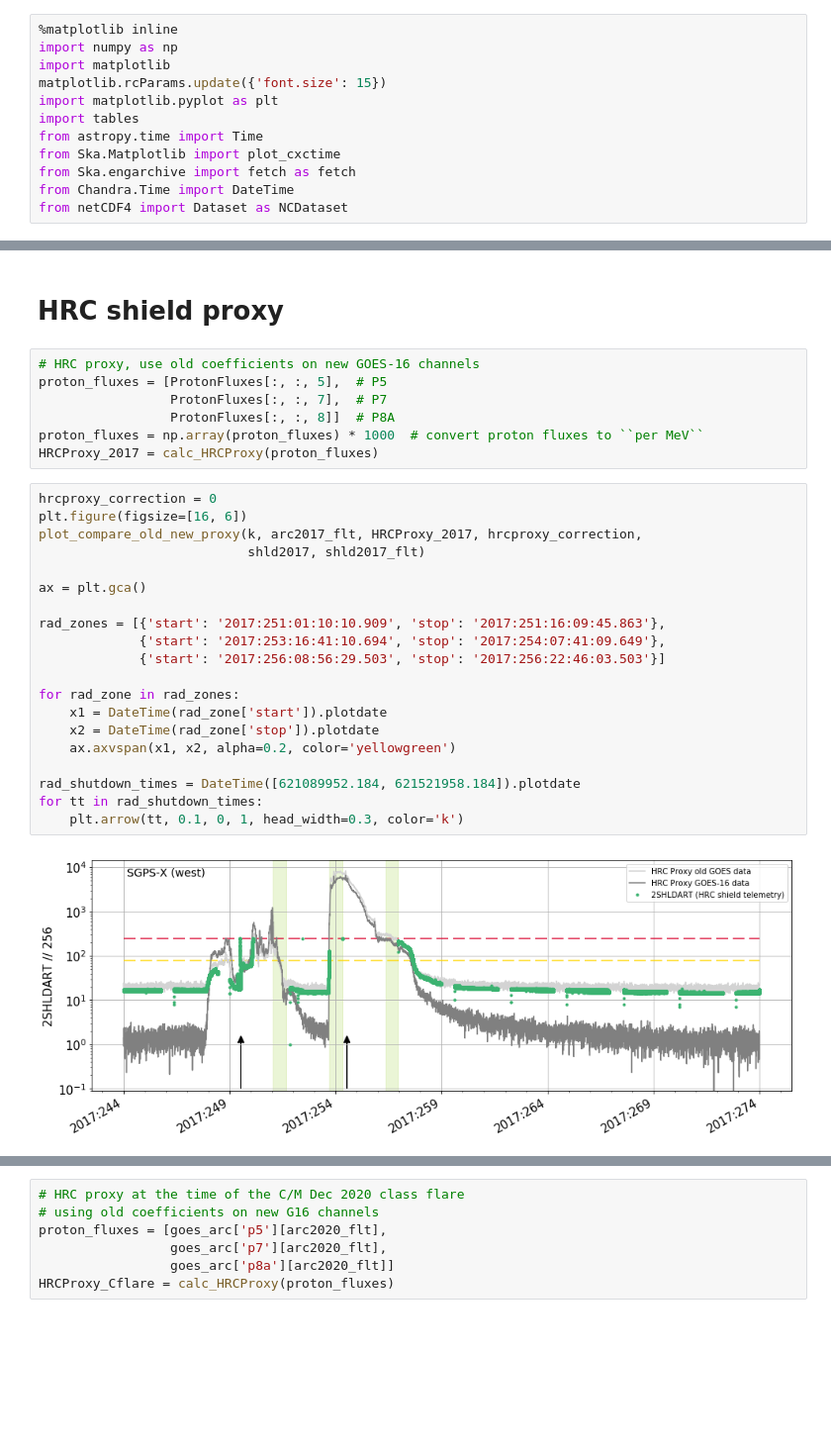
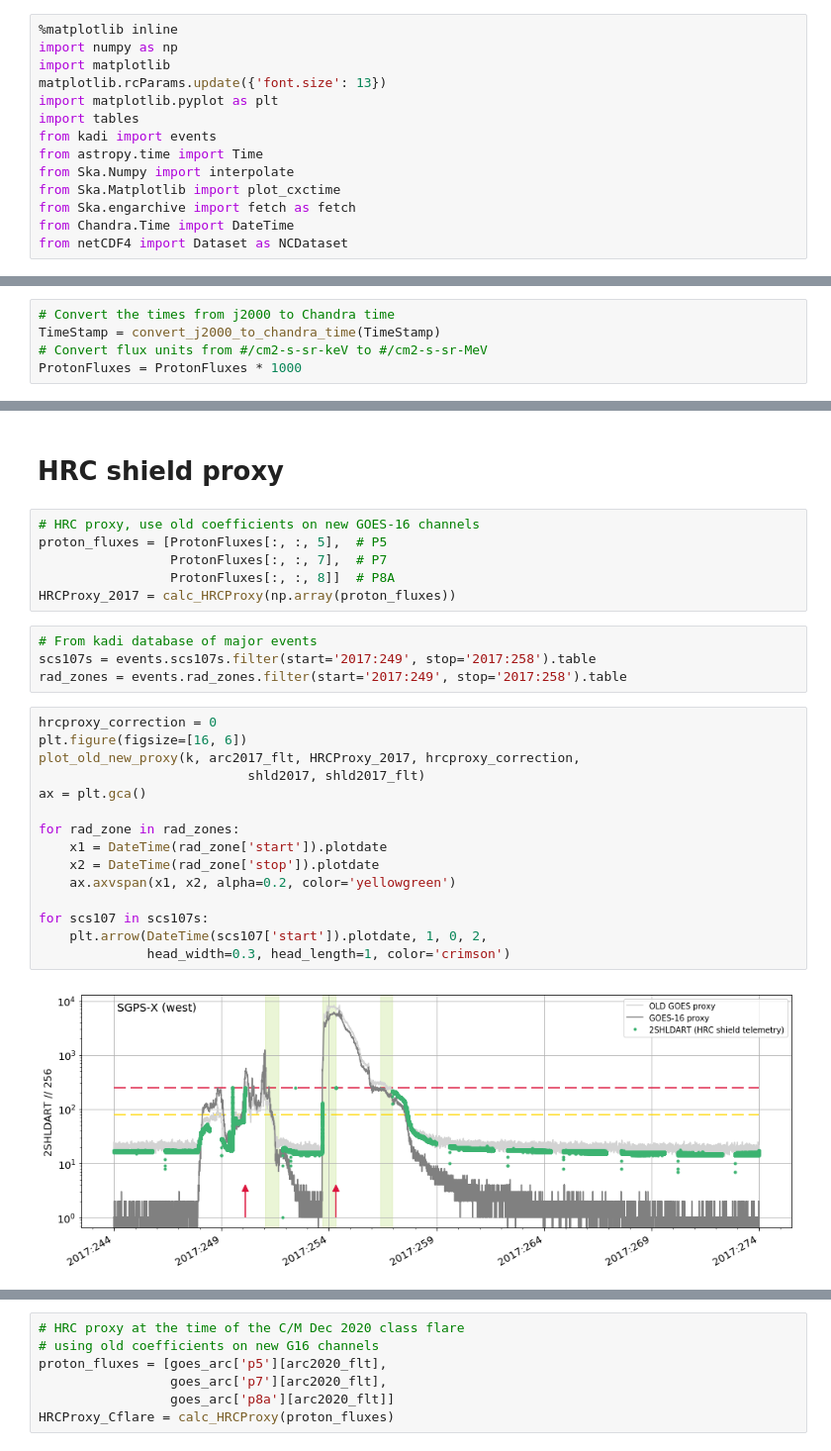
Before and after one commit to chandra-mta/mtanb, a Jupyter notebook: g16-hrc-proxy/flare-2017-HRC-shield-proxy-calibration.ipynb, the cells around one changed output, grey strips where cells are left out. Shown at 99% size. Saved outputs shown, nothing was run; the diff lists cells and outputs as text; blank space fills up the shorter version.

```diff
--- a/g16-hrc-proxy/flare-2017-HRC-shield-proxy-calibration.ipynb
+++ b/g16-hrc-proxy/flare-2017-HRC-shield-proxy-calibration.ipynb
@@ -27,10 +66,12 @@ Brian's comment on comparing background levels from different instruments:
 %matplotlib inline
 import numpy as np
 import matplotlib
-matplotlib.rcParams.update({'font.size': 15})
+matplotlib.rcParams.update({'font.size': 13})
 import matplotlib.pyplot as plt
 import tables
+from kadi import events
 from astropy.time import Time
+from Ska.Numpy import interpolate
 from Ska.Matplotlib import plot_cxctime
 from Ska.engarchive import fetch as fetch
 from Chandra.Time import DateTime
@@ -206,5 +247,10 @@ def plot_telemetry_proxy_model(arc_time_flt, hrcproxy, hrcproxy_correction,
 filename = 'g16-flare/se_sgps-l2-avg5m_g16_s20172440000000_e20172732355000_v2_0_0.nc'
 TimeStamp, ProtonFluxes = get_sgps_g16_proton_data(filename)
+# %%
+# Convert the times from j2000 to Chandra time
+TimeStamp = convert_j2000_to_chandra_time(TimeStamp)
+# Convert flux units from #/cm2-s-sr-keV to #/cm2-s-sr-MeV
+ProtonFluxes = ProtonFluxes * 1000
 # %%
 # nominal channel energies, GOES-16
 chan_label_g16 = ['P1 (1.0-1.9 MeV)', 'P2A (1.9-2.3 MeV)', 'P2B (2.3-3.4 MeV)',\
@@ -314,27 +349,25 @@ P8A (83-99 MeV) 0.000662636352899 0.000611664290773 0.000813574699107
 proton_fluxes = [ProtonFluxes[:, :, 5],  # P5
                  ProtonFluxes[:, :, 7],  # P7
                  ProtonFluxes[:, :, 8]]  # P8A
-proton_fluxes = np.array(proton_fluxes) * 1000  # convert proton fluxes to ``per MeV``
-HRCProxy_2017 = calc_HRCProxy(proton_fluxes)
+HRCProxy_2017 = calc_HRCProxy(np.array(proton_fluxes))
+# %%
+# From kadi database of major events
+scs107s = events.scs107s.filter(start='2017:249', stop='2017:258').table
+rad_zones = events.rad_zones.filter(start='2017:249', stop='2017:258').table
 # %%
 hrcproxy_correction = 0
 plt.figure(figsize=[16, 6])
-plot_compare_old_new_proxy(k, arc2017_flt, HRCProxy_2017, hrcproxy_correction,
+plot_old_new_proxy(k, arc2017_flt, HRCProxy_2017, hrcproxy_correction,
                            shld2017, shld2017_flt)
-
 ax = plt.gca()
-
-rad_zones = [{'start': '2017:251:01:10:10.909', 'stop': '2017:251:16:09:45.863'},
-             {'start': '2017:253:16:41:10.694', 'stop': '2017:254:07:41:09.649'},
-             {'start': '2017:256:08:56:29.503', 'stop': '2017:256:22:46:03.503'}]
 
 for rad_zone in rad_zones:
     x1 = DateTime(rad_zone['start']).plotdate
     x2 = DateTime(rad_zone['stop']).plotdate
     ax.axvspan(x1, x2, alpha=0.2, color='yellowgreen')
 
-rad_shutdown_times = DateTime([621089952.184, 621521958.184]).plotdate
-for tt in rad_shutdown_times:
-    plt.arrow(tt, 0.1, 0, 1, head_width=0.3, color='k')
+for scs107 in scs107s:
+    plt.arrow(DateTime(scs107['start']).plotdate, 1, 0, 2,
+              head_width=0.3, head_length=1, color='crimson')
 # %% [output]
-[figure, old version]
+[figure, new version]
```
Also changed, not shown: parts of 41 cells of this notebook.
